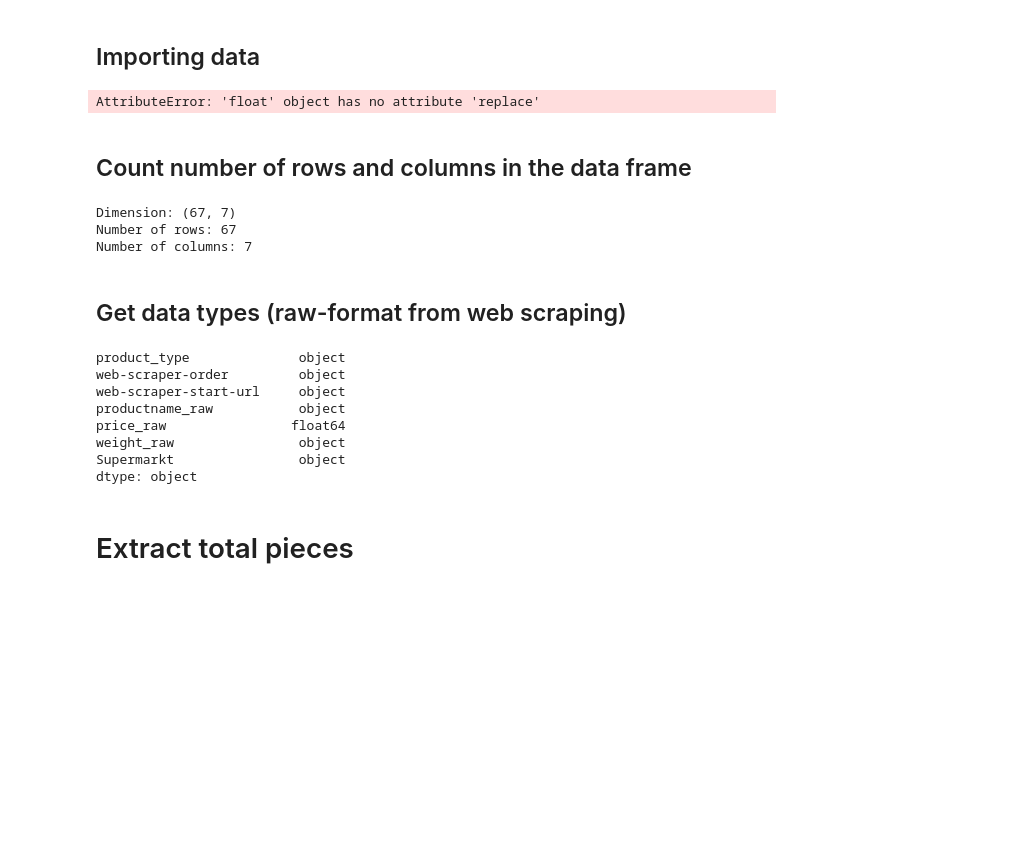
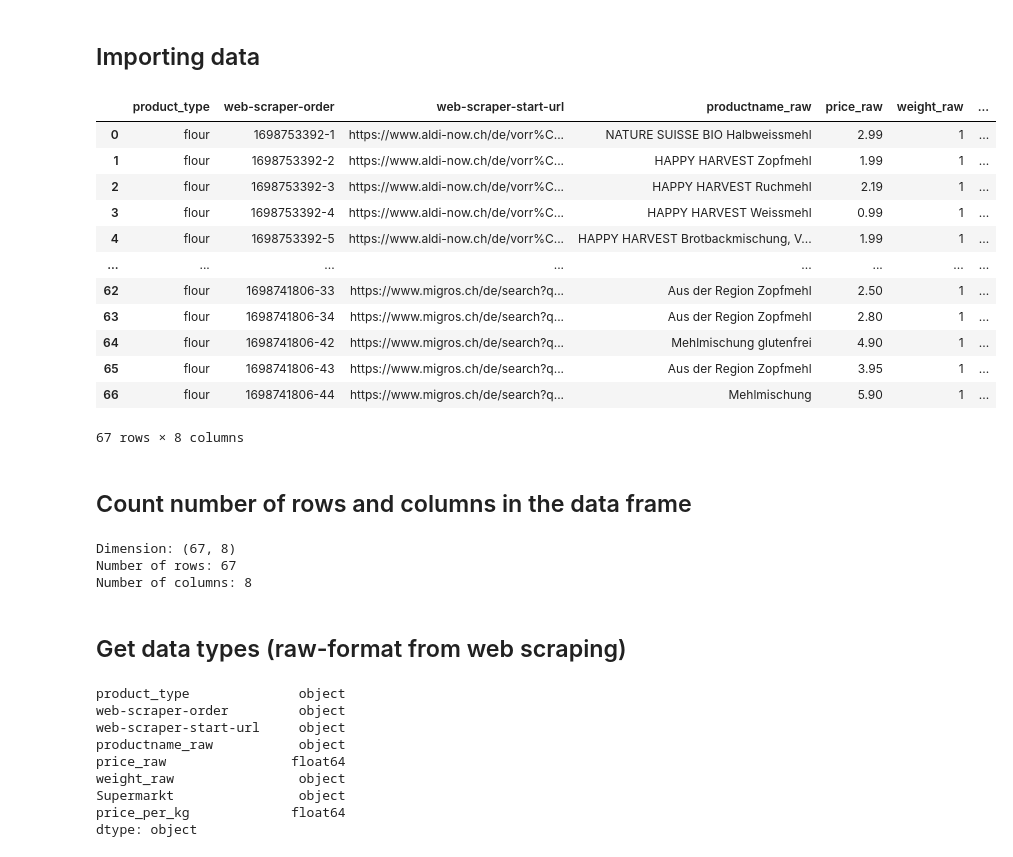
Before and after one commit to husicabe/groceries, a Jupyter notebook: preparation/Flour_data_preparation.ipynb, the cells around one changed output. Drawn from its saved outputs; the diff is of its cells as text; code cells hidden in the pictures; blank space fills up the shorter version.

```diff
--- a/preparation/Flour_data_preparation.ipynb
+++ b/preparation/Flour_data_preparation.ipynb
@@ -78,41 +78,46 @@ gesamt_df.to_csv('Flour_merge.csv', index=False)
 # %%
 import pandas as pd
 
 # CSV-Datei einlesen
-
 df = pd.read_csv('Flour_merge.csv')
 
 # Funktion zur Berechnung des Preises pro Kilogramm
-
 def calculate_price_per_kg(row):
-
     weight = row['weight_raw']
-
-    price = float(row['price_raw'].replace(',', '.'))
-
+    price = row['price_raw']
+    # Überprüfen, ob der Preis ein String ist und ggf. ersetzen
+    if isinstance(price, str):
+        price = float(price.replace(',', '.'))
     if 'x' in weight:
-
         quantity, unit = weight.split('x')
-
         quantity = int(quantity.strip())
-
         return price / quantity
-
     else:
-
         return price
 
 # Anwenden der Funktionen
-
 df['price_per_kg'] = df.apply(calculate_price_per_kg, axis=1)
-
 df['weight_raw'] = '1'  # Setzt das Gewicht auf 1 kg für alle Einträge
 
 # Ergebnis in eine neue CSV-Datei schreiben
+df.to_csv('Flour_merge.csv', index=False)
 
-df.to_csv('Flour_merge.csv', index=False)
+# Show first records of data frame
+df.head(70)
 # %% [output]
+|  | product_type | web-scraper-order | web-scraper-start-url | productname_raw | price_raw | weight_raw | ... |
+| 0 | flour | 1698753392-1 | https://www.aldi-now.ch/de/vorr%C... | NATURE SUISSE BIO Halbweissmehl | 2.99 | 1 | ... |
+| 1 | flour | 1698753392-2 | https://www.aldi-now.ch/de/vorr%C... | HAPPY HARVEST Zopfmehl | 1.99 | 1 | ... |
+| 2 | flour | 1698753392-3 | https://www.aldi-now.ch/de/vorr%C... | HAPPY HARVEST Ruchmehl | 2.19 | 1 | ... |
+| 3 | flour | 1698753392-4 | https://www.aldi-now.ch/de/vorr%C... | HAPPY HARVEST Weissmehl | 0.99 | 1 | ... |
+| 4 | flour | 1698753392-5 | https://www.aldi-now.ch/de/vorr%C... | HAPPY HARVEST Brotbackmischung, V... | 1.99 | 1 | ... |
+| ... | ... | ... | ... | ... | ... | ... | ... |
+| 62 | flour | 1698741806-33 | https://www.migros.ch/de/search?q... | Aus der Region Zopfmehl | 2.50 | 1 | ... |
+| 63 | flour | 1698741806-34 | https://www.migros.ch/de/search?q... | Aus der Region Zopfmehl | 2.80 | 1 | ... |
+| 64 | flour | 1698741806-42 | https://www.migros.ch/de/search?q... | Mehlmischung glutenfrei | 4.90 | 1 | ... |
+| 65 | flour | 1698741806-43 | https://www.migros.ch/de/search?q... | Aus der Region Zopfmehl | 3.95 | 1 | ... |
+| 66 | flour | 1698741806-44 | https://www.migros.ch/de/search?q... | Mehlmischung | 5.90 | 1 | ... |
-AttributeError: 'float' object has no attribute 'replace'
+67 rows × 8 columns
 # %% [markdown]
 ## Count number of rows and columns in the data frame
 # %%
@@ -125,9 +130,9 @@ print('Number of rows:', df.shape[0])
 # Number of columns
 print('Number of columns:', df.shape[1])
 # %% [output]
-Dimension: (67, 7)
+Dimension: (67, 8)
 Number of rows: 67
-Number of columns: 7
+Number of columns: 8
 # %% [markdown]
 ## Get data types (raw-format from web scraping)
 # %%
@@ -141,6 +146,5 @@ productname_raw           object
 price_raw                float64
 weight_raw                object
 Supermarkt                object
+price_per_kg             float64
 dtype: object
-# %% [markdown]
-# Extract total pieces
```
Also changed, not shown: parts of 1 cell of this notebook, 13 other files.
